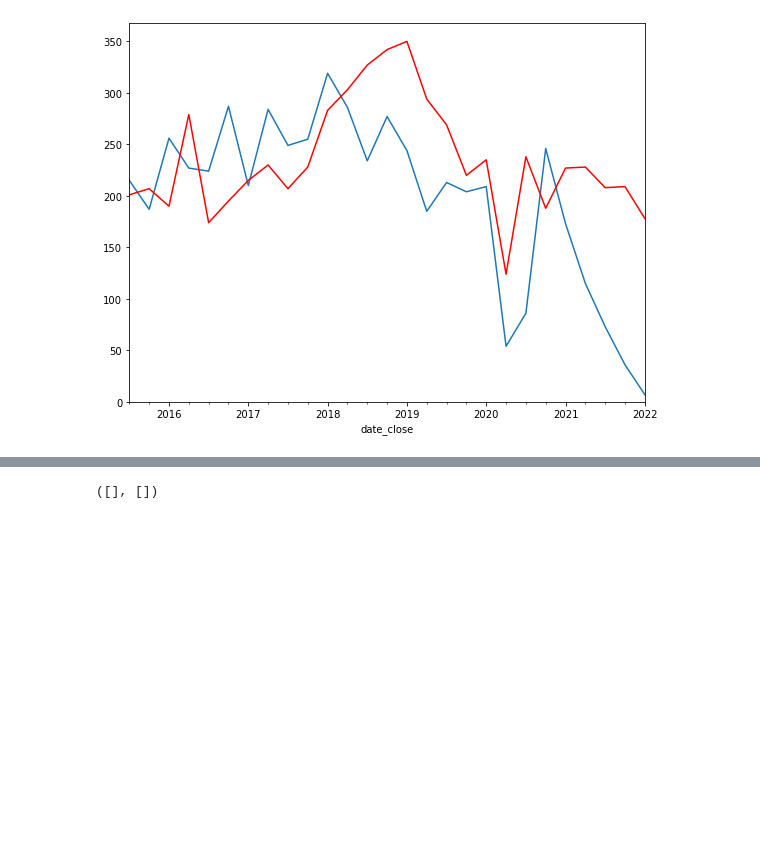
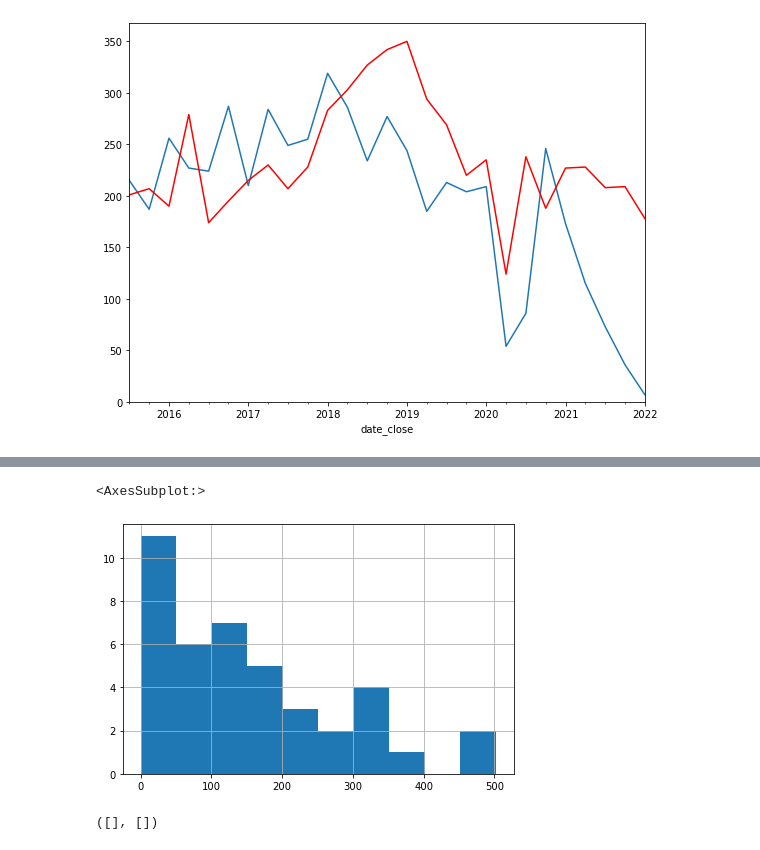
Before and after one commit to nelmsal/sf_buildingpermits, a Jupyter notebook: scripts/sf_permit_explore.ipynb, the cells around one changed output, grey strips where cells are left out. Cells and saved outputs as stored; diff of their text form; code cells hidden in the pictures; blank space fills up the shorter version.

```diff
--- a/scripts/sf_permit_explore.ipynb
+++ b/scripts/sf_permit_explore.ipynb
@@ -203,3 +217,8 @@ set_legend(leg, set_label(map_bin['bins']))
+# %%
+sfnhood['permit_count'].hist()
+# %% [output]
+<AxesSubplot:>
+[figure, added]
 # %%
 from matplotlib.text import Text
 from matplotlib.legend import Legend
```
Also changed, not shown: parts of 5 cells of this notebook, 5 other files.
